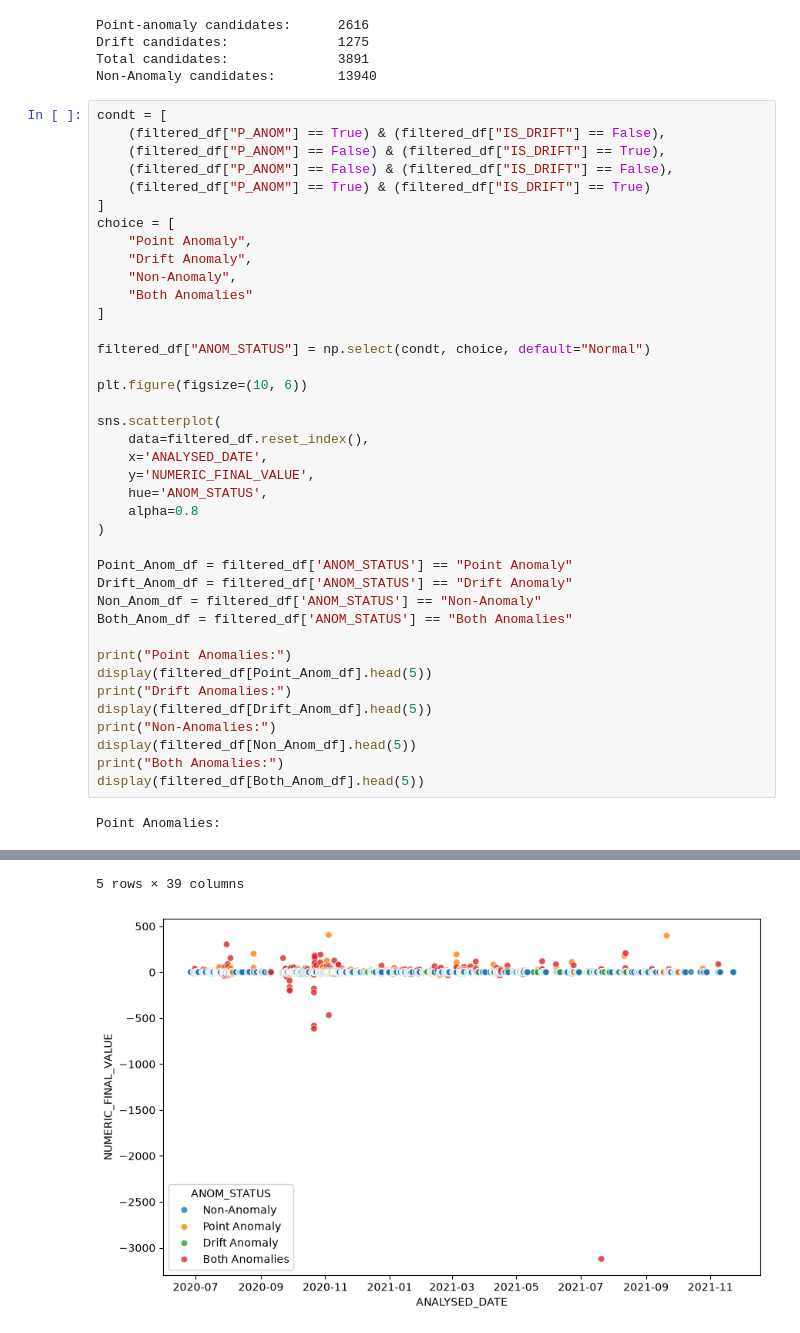
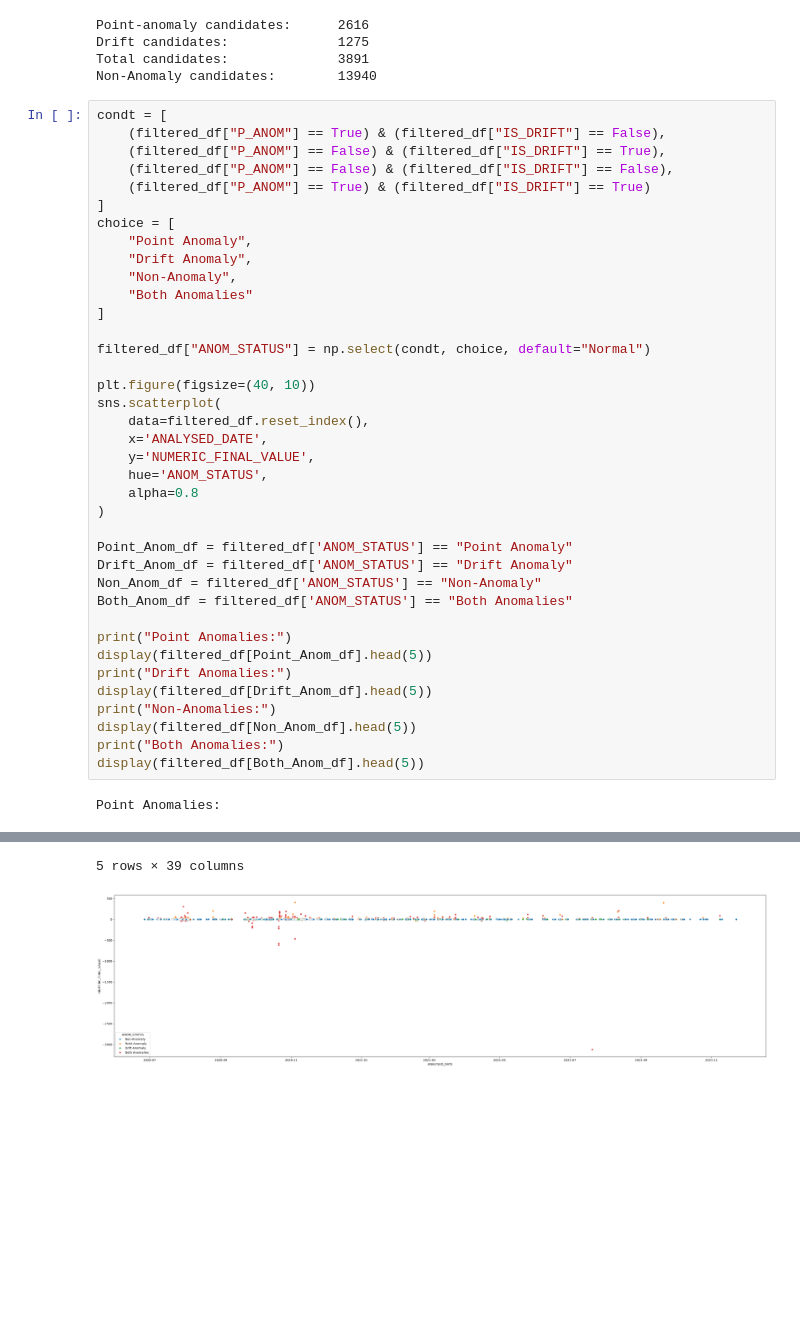
Before and after one commit to Jettiz/QUT-Capstone-Team-32-Datamine-QC-Quality-Control, a Jupyter notebook: notebooks/Blanks_Detection_Model.ipynb, the cells around one changed output, grey strips where cells are left out. Drawn from its saved outputs; the diff is of its cells as text; blank space fills up the shorter version.

```diff
--- a/notebooks/Blanks_Detection_Model.ipynb
+++ b/notebooks/Blanks_Detection_Model.ipynb
@@ -326,8 +326,7 @@ choice = [
 
 filtered_df["ANOM_STATUS"] = np.select(condt, choice, default="Normal")
 
-plt.figure(figsize=(10, 6))
-
+plt.figure(figsize=(40, 10))
 sns.scatterplot(
     data=filtered_df.reset_index(),
     x='ANALYSED_DATE',
@@ -359,31 +358,31 @@ Point Anomalies:
 | 2020-07-02 09:53:46 | Blank | BLK | TSV_BLANK | TSV_BLANK | TSV_LB0002721121 | 0.001508 | GE_ICP40Q12 | ... |
 | 2020-07-02 12:51:41 | Blank | BLK | TSV_BLANK | TSV_BLANK | TSV_LB0002708478 | 11.130000 | GE_ICP40Q12 | ... |
 5 rows × 39 columns
 Drift Anomalies:
 |  | ANALYTICAL_TYPE | QC_TYPE | STD_LOT_CODE | STD_CODE | JOB_CODE | NUMERIC_FINAL_VALUE | SCHEME_CODE | ... |
 | ANALYSED_DATE |  |  |  |  |  |  |  | ... |
 | 2020-06-26 12:52:53 | Blank | BLK | TSV_BLANK | TSV_BLANK | TSV_LB0002610232 | 0.0266 | GE_IMS40Q12 | ... |
 | 2020-06-29 09:45:34 | Blank | BLK | TSV_BLANK | TSV_BLANK | TSV_LB0002670477 | 2.8100 | GE_ICP40Q12 | ... |
 | 2020-06-29 09:45:34 | Blank | BLK | TSV_BLANK | TSV_BLANK | TSV_LB0002670477 | 2.8800 | GE_ICP40Q12 | ... |
 | 2020-06-29 09:45:34 | Blank | BLK | TSV_BLANK | TSV_BLANK | TSV_LB0002670477 | 7.8800 | GE_ICP40Q12 | ... |
 | 2020-06-29 10:29:51 | Blank | BLK | TSV_BLANK | TSV_BLANK | TSV_LB0002672605 | -4.8600 | GE_ICP40Q12 | ... |
 5 rows × 39 columns
 Non-Anomalies:
 |  | ANALYTICAL_TYPE | QC_TYPE | STD_LOT_CODE | STD_CODE | JOB_CODE | NUMERIC_FINAL_VALUE | SCHEME_CODE | ... |
 | ANALYSED_DATE |  |  |  |  |  |  |  | ... |
 | 2020-06-26 02:38:46 | Blank | BLK | TSV_BLANK | TSV_BLANK | TSV_LB0002628992 | 0.078 | GE_IMS40Q12 | ... |
 | 2020-06-26 03:09:52 | Blank | BLK | TSV_BLANK | TSV_BLANK | TSV_LB0002628992 | -0.044 | GE_IMS40Q12 | ... |
 | 2020-06-26 03:09:52 | Blank | BLK | TSV_BLANK | TSV_BLANK | TSV_LB0002628992 | 0.004 | GE_IMS40Q12 | ... |
 | 2020-06-26 03:09:52 | Blank | BLK | TSV_BLANK | TSV_BLANK | TSV_LB0002628992 | 0.001 | GE_IMS40Q12 | ... |
 | 2020-06-26 03:09:52 | Blank | BLK | TSV_BLANK | TSV_BLANK | TSV_LB0002628992 | 0.066 | GE_IMS40Q12 | ... |
 5 rows × 39 columns
 Both Anomalies:
 |  | ANALYTICAL_TYPE | QC_TYPE | STD_LOT_CODE | STD_CODE | JOB_CODE | NUMERIC_FINAL_VALUE | SCHEME_CODE | ... |
 | ANALYSED_DATE |  |  |  |  |  |  |  | ... |
 | 2020-06-30 10:35:15 | Blank | BLK | TSV_BLANK | TSV_BLANK | TSV_LB0002672605 | 38.840 | GE_ICP40Q12 | ... |
 | 2020-07-08 10:43:06 | Blank | BLK | TSV_BLANK | TSV_BLANK | TSV_LB0002766595 | 27.620 | GE_ICP40Q12 | ... |
 | 2020-07-09 15:08:35 | Blank | BLK | TSV_BLANK | TSV_BLANK | TSV_LB0002766595 | 2.926 | GE_IMS40Q12 | ... |
 | 2020-07-10 12:55:35 | Blank | BLK | TSV_BLANK | TSV_BLANK | TSV_LB0002777931 | 19.320 | GE_ICP40Q12 | ... |
 | 2020-07-14 21:59:33 | Blank | BLK | TSV_BLANK | TSV_BLANK | TSV_LB0002826491 | 2.110 | GE_IMS40Q12 | ... |
 5 rows × 39 columns
-[figure, old version]
+[figure, new version]
```
Also changed, not shown: parts of 1 cell of this notebook.
